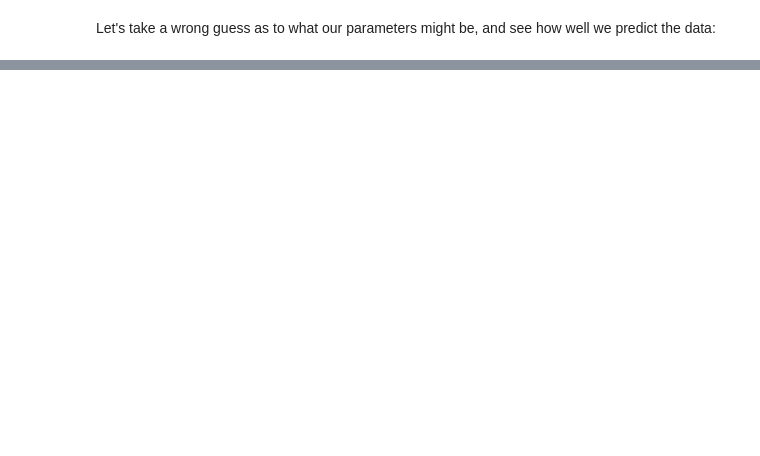
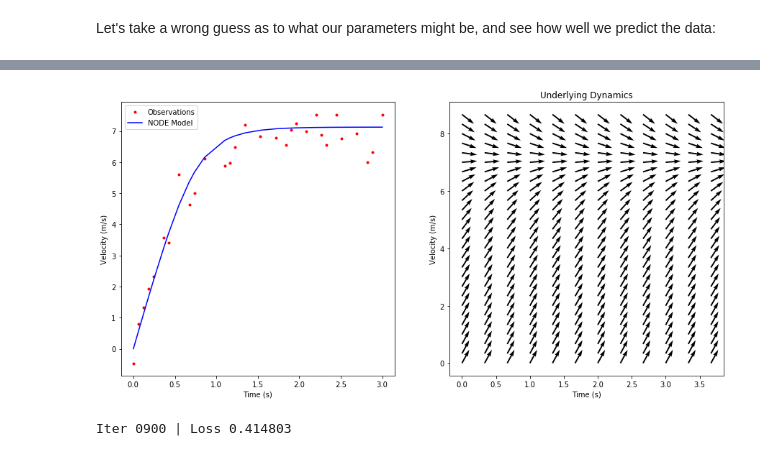
Before and after one commit to colinbrust/Week_11_NeuralODEs, a Jupyter notebook: Week_11_NODES.ipynb, the cells around one changed output, grey strips where cells are left out. Drawn from its saved outputs; the diff is of its cells as text; code cells hidden in the pictures; blank space fills up the shorter version.

```diff
--- a/Week_11_NODES.ipynb
+++ b/Week_11_NODES.ipynb
@@ -205,7 +226,13 @@ class ODEFunc(nn.Module):
         self.net = nn.Sequential(
             nn.Linear(1, 50),
             nn.Tanh(),
-            nn.Linear(50, 1),
+            nn.Linear(50, 50),
+            nn.Tanh(),
+            nn.Linear(50, 50),
+            nn.Tanh(),
+            nn.Linear(50, 50),
+            nn.Tanh(),
+            nn.Linear(50, 1)
         )
 
         for m in self.net.modules():
@@ -235,7 +262,7 @@ def get_batch(y, t):
     batch_y = torch.stack([true_y[s + i] for i in range(batch_time)], dim=0)  # (T, M, D)
     return batch_y0, batch_t, batch_y
 # %%
-vel_train2 = vel_train[:,np.newaxis]
+vel_train2 = v_train[:,np.newaxis]
 
 model = ODEFunc()
 optimizer = optim.RMSprop(model.parameters(), lr=1e-3)
@@ -250,7 +277,7 @@ for itr in range(1000):
     # TODO: Use NODE to integrate forward
     # Hint: The odeint implemented in the torchdiffeq package uses the same syntax as the scipy odeint function.
     #       Only now, we are using a NN instead of a predefined dvdt function.
-    pred_y = odeint_nn(???)
+    pred_y = odeint_nn(model, batch_y0, batch_t)
     # NOTE: We are just backpropagating throught the ODE solver here. However, if we want to use the
     #       adjoint method implemented in torchdiffeq, all we have to do is call odeint_adjoint() rather
     #       than odeint_nn(). Both functions use the same syntax.
@@ -258,34 +285,37 @@ for itr in range(1000):
 
     # loss = torch.sqrt(torch.mean((pred_y - batch_y) ** 2))
     loss = torch.mean(torch.abs(pred_y - batch_y))
 
     loss.backward()
     optimizer.step()
 
     if itr % 100 == 0:
         clear_output(wait=True)
         with torch.no_grad():
             plt.figure(figsize = (15, 7))
             plt.subplot(121)
             # TODO: Run model forward from time zero at all time steps so we can track progress
-            pred_y = odeint_nn(???)
+            pred_y = odeint_nn(model, torch.Tensor([0]), torch.Tensor(times))
             loss = torch.mean(torch.abs(pred_y - torch.Tensor(vel_train2)))
             plt.plot(times, vel_train2, '.r', label='Observations')
             plt.plot(times, pred_y, 'b', label='NODE Model')
             plt.xlabel('Time (s)')
             plt.ylabel('Velocity (m/s)')
             plt.legend()
             plt.subplot(122)
 
             for i in range(4*3):
                 for j in range(9*3):
                     changev = model.forward(i/3, torch.tensor([float(j/3)]))
                     plt.quiver(i/3, j/3, 5, changev, width = .005, headwidth = 3)
             plt.xlabel('Time (s)'),
             plt.ylabel('Velocity (m/s)')
             plt.title('Underlying Dynamics')
             plt.show()
             print('Iter {:04d} | Loss {:.6f}'.format(itr, loss.item()))
+# %% [output]
+[figure, added]
+Iter 0900 | Loss 0.414803
 # %% [markdown]
 ###  Question 4: Try swapping odeint_nn with odeint_adjoint and retraining the model. Is there a change in runtime or number of iterations before convergence? Why do you think we are seeing these differences between the two methods?
 
```
Also changed, not shown: parts of 8 cells of this notebook.
